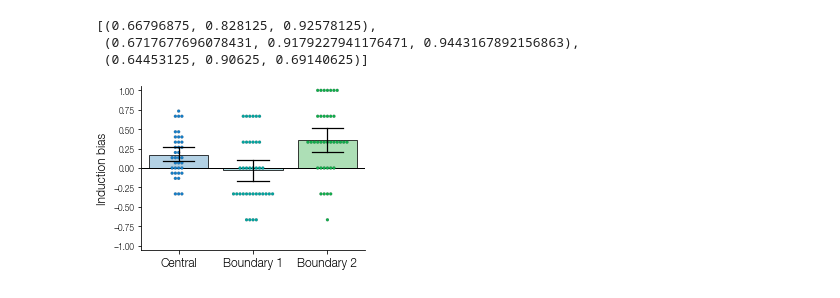
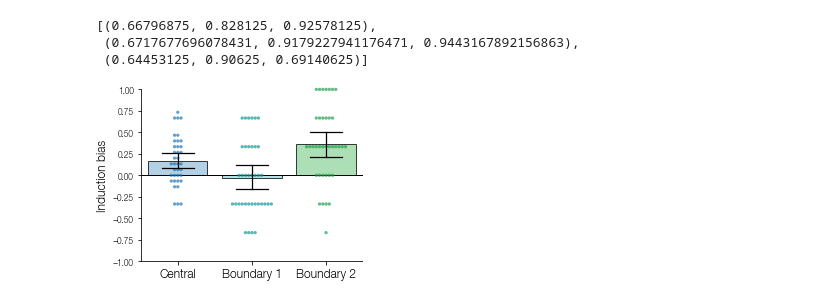
Before and after one commit to prestonlab/tesser, a Jupyter notebook: jupyter/plot_induct.ipynb, the cells around one changed output. Saved outputs shown, nothing was run; the diff lists cells and outputs as text; code cells hidden in the pictures.

Commit message:
refactor: revise notebooks to get directory from environment

```diff
--- a/jupyter/plot_induct.ipynb
+++ b/jupyter/plot_induct.ipynb
@@ -4,12 +4,14 @@ import numpy as np
 from scipy import stats
 import matplotlib.pyplot as plt
 import seaborn as sns
-from tesser import util
+from mindstorm import statplot
+from tesser import tasks
 from tesser import figures
 
-data_dir = '/Users/morton/Dropbox/tesser_successor/Data'
-fig_dir = '/Users/morton/Dropbox/tesser_successor/Figures/plots'
+main_dir = os.environ['TESSER_DIR']
+data_dir = os.path.join(main_dir, 'Data')
+fig_dir = os.path.join(main_dir, 'Figures', 'plots')
 # %%
-induct = util.load_induct(data_dir)
+induct = tasks.load_induct(data_dir)
 induct.head()
 # %% [output]
@@ -49,14 +51,22 @@ light
  (0.64453125, 0.90625, 0.69140625)]
 # %%
 fig, ax = plt.subplots(figsize=(4, 3))
-figures.plot_swarm_error(m, x='trial_type', y='correct', dark=dark, light=light, ax=ax)
+statplot.plot_swarm_bar(
+    m,
+    x='trial_type',
+    y='correct',
+    dark=dark,
+    light=light,
+    point_kws={'clip_on': False},
+    ax=ax,
+)
 ax.set(
-    ylim=(-1.05, 1.05), ylabel='Induction bias',
+    ylim=(-1, 1), ylabel='Induction bias',
     xticklabels=['Central', 'Boundary 1', 'Boundary 2']
 )
 x_lim = ax.get_xlim()
 ax.hlines(0, *x_lim)
 ax.set_xlim(*x_lim);
 fig.savefig(os.path.join(fig_dir, 'temporal_bias.pdf'))
 # %% [output]
-[figure, old version]
+[figure, new version]
```
Also changed, not shown: parts of 2 cells of this notebook, 2 other files.
